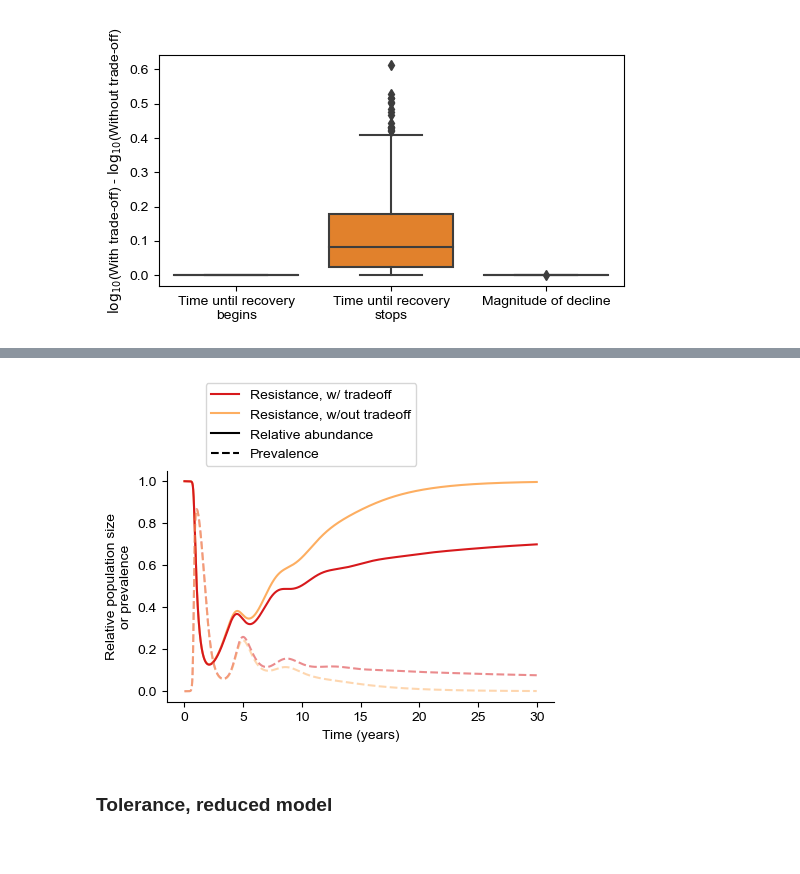
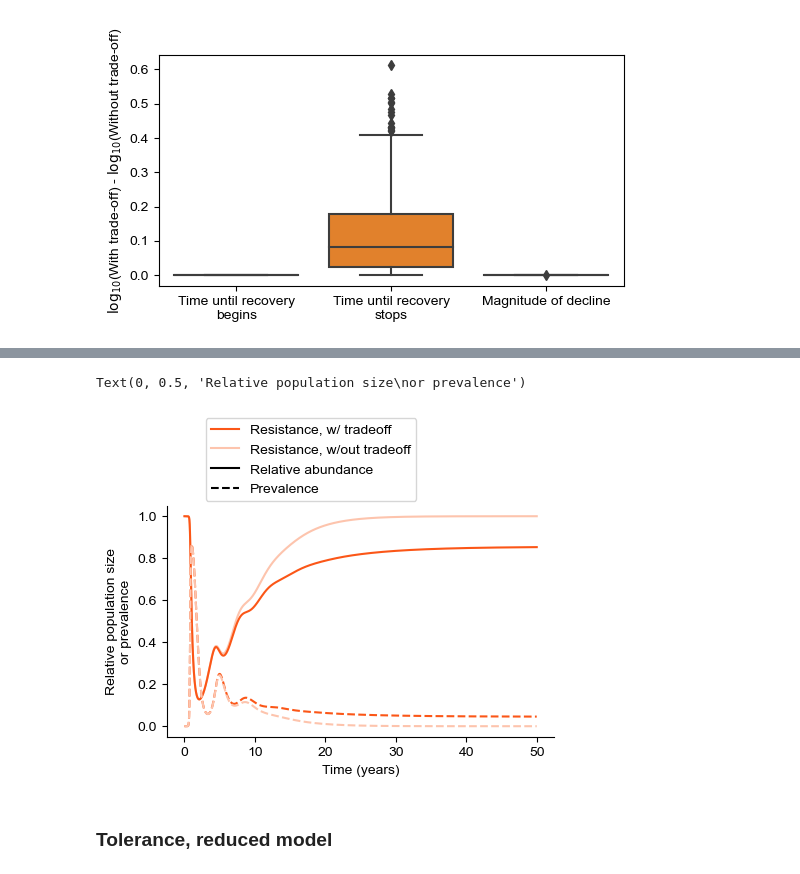
Before and after one commit to mqwilber/epiecoevo, a Jupyter notebook: code/anatomy_of_recovery_analysis.ipynb, the cells around one changed output, grey strips where cells are left out. Drawn from its saved outputs; the diff is of its cells as text; code cells hidden in the pictures.

```diff
--- a/code/anatomy_of_recovery_analysis.ipynb
+++ b/code/anatomy_of_recovery_analysis.ipynb
@@ -1037,0 +1489,23 @@ fig.savefig("../results/resistance_tradeoff_compare.pdf", bbox_inches="tight")
+# %%
+from sklearn.preprocessing import scale
+diff_stop = time_decline_stop[:, 0] / time_decline_stop[:, 1]
+diff_mag = magnitude_of_decline[:, 0] /  magnitude_of_decline[:, 1]
+diff_recovery = time_full_recovery[:, 0] / time_full_recovery[:, 1]
+
+# Remove trajectories that haven't yet converged
+tind = ((pd.Series(np.log10(diff_stop) > -1)) &
+         (pd.Series(time_decline_stop[:, 0]) < 500) &
+         (pd.Series(time_decline_stop[:, 1]) < 500)).values
+diff_stop = diff_stop[tind]
+diff_mag = diff_mag[tind]
+diff_recovery = diff_recovery[tind]
+trajectories_new = [trajectories[n] for n in np.where(tind)[0]]
+
+dsets = [diff_stop, diff_recovery, diff_mag]
+metric = ['Time until recovery\nbegins', "Time until recovery\nstops", "Magnitude of decline"]
+comb = []
+for i, d in enumerate(dsets):
+    comb.append(pd.DataFrame(dict(metric=np.repeat(metric[i], len(d)),
+                                  val=np.repeat("value", len(d)),
+                                  diff=np.log10(d))))
+comb_df = pd.concat(comb)
@@ -1038,7 +1524,7 @@ fig.savefig("../results/resistance_tradeoff_compare.pdf", bbox_inches="tight")
 # %%
 %matplotlib inline
 # %%
-params = {'beta_m': 0.04,
+params = {'beta_m': 0.1*0.276,
          'lam': 843,
          'mu_z': 50,
          'r': 1.68,
@@ -1059,7 +1545,7 @@ N_init = (params['r'] - params['mu']) / params['delta']
 parasiteR0 = (N_init*params['beta']*params['lam']) / ((params['alpha'] + params['mu'])*params['mu_z'])#max_eig(N_init, params)
 hostr = params['r'] - params['mu']
 
-time = np.linspace(0, 30, num=2500)
+time = np.linspace(0, 50, num=2500)
 init_vals = np.array([N_init, N_init*0.001, 0, init_beta, init_beta, init_v, init_v])
 
 res = pd.DataFrame(odeint(eee.resistance_model_tradeoff, init_vals, time, (params,)),
@@ -1114,8 +1598,11 @@ beta_vals = np.linspace(0, 5, num=params['bins'])
 probs = gamma_dist.cdf(beta_vals + Δ) - gamma_dist.cdf(beta_vals)
 probs_norm = probs / np.sum(probs)
 beta_vals_mid = beta_vals + Δ / 2
+
+params['slope'] = 0.5 # Change this value to < 1 to explore effects of different trade-off shapes
+params['alpha_vals'] = alpha_vals_mid
 params['beta_vals'] = beta_vals_mid
-params['r_vals'] = eee.r_fxn(beta_vals_mid, params['beta_m'], params['r'])
+params['r_vals'] = eee.r_fxn_plaw(beta_vals_mid, params['beta_m'], params['r'], params['slope'])
 
 # Set-up the full model simulation
 N_init = (params['r'] - params['mu']) / params['delta']
@@ -1137,33 +1624,33 @@ res_full_resist2 = (pd.DataFrame(odeint(eee.full_resistance_model, init_vals, ti
 # %%
 fig, ax = plt.subplots(1, 1, figsize=(5, 3))
 
 N_vals1 = res_full_resist1.iloc[:, :params['bins']].sum(axis=1)
 N_vals2 = res_full_resist2.iloc[:, :params['bins']].sum(axis=1)
 I_vals1 = res_full_resist1.iloc[:, params['bins']:(2*params['bins'])].sum(axis=1)
 I_vals2 = res_full_resist2.iloc[:, params['bins']:(2*params['bins'])].sum(axis=1)
 
-colors = ['#d7191c','#fdae61']
+colors = ['#fb5617', "#fdc4ad", 'black', 'black']
 time = res_full_resist2.time.values
 ax.plot(time, N_vals2 / N_vals2[0], color=colors[1], label='Resistance, w/out tradeoff')
 ax.plot(time, N_vals1 / N_vals1[0], color=colors[0], label='Resistance, w/ tradeoff')
 
-colors = ['#d7191c','#fdae61', 'black', 'black']
 ls = ['-','-', '-', '--']
 labels = ['Resistance, w/ tradeoff', 'Resistance, w/out tradeoff',
           'Relative abundance', 'Prevalence']
 handles = [plt.Line2D([0], [0], color=colors[i], label=labels[i], linestyle=ls[i]) for i in range(4)]
 
-ax.plot(time, I_vals1 / N_vals1, color=colors[0], linestyle='--', alpha=0.5)
-ax.plot(time, I_vals2 / N_vals2, color=colors[1], linestyle='--', alpha=0.5)
+ax.plot(time, I_vals1 / N_vals1, color=colors[0], linestyle='--')
+ax.plot(time, I_vals2 / N_vals2, color=colors[1], linestyle='--')
 ax.legend(handles=handles, loc=(0.1, 1.02))
 
 ax.spines['right'].set_visible(None)
 ax.spines['top'].set_visible(None)
 ax.set_xlabel("Time (years)")
 ax.set_ylabel("Relative population size\nor prevalence")
-fig.savefig("../results/resistance_tradeoff_full_model.pdf", bbox_inches="tight")
+# fig.savefig("../results/resistance_tradeoff_full_model.pdf", bbox_inches="tight")
 # %% [output]
+Text(0, 0.5, 'Relative population size\nor prevalence')
-[figure, old version]
+[figure, new version]
 # %% [markdown]
 ### Tolerance, reduced model
 # %%
```
Also changed, not shown: parts of 42 cells of this notebook, 4 other files.
